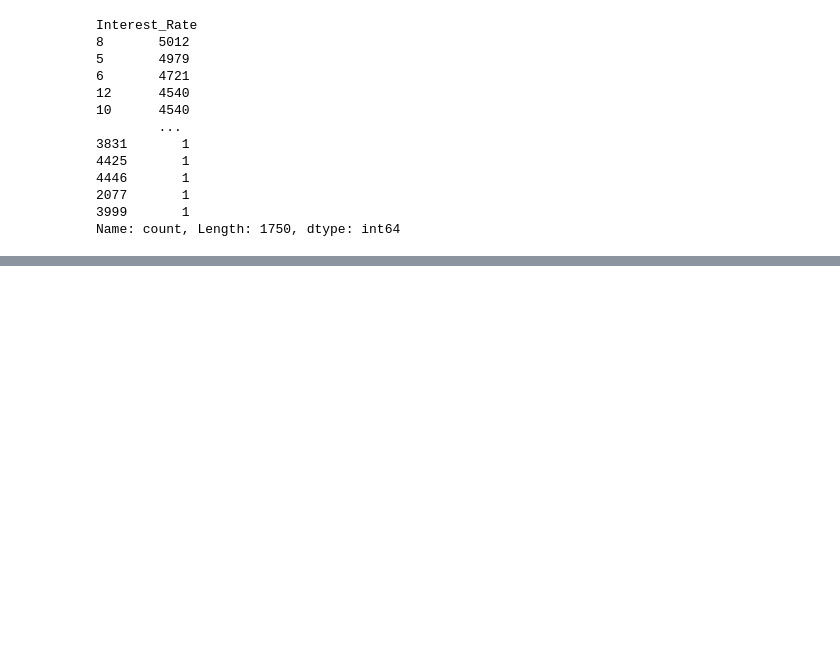
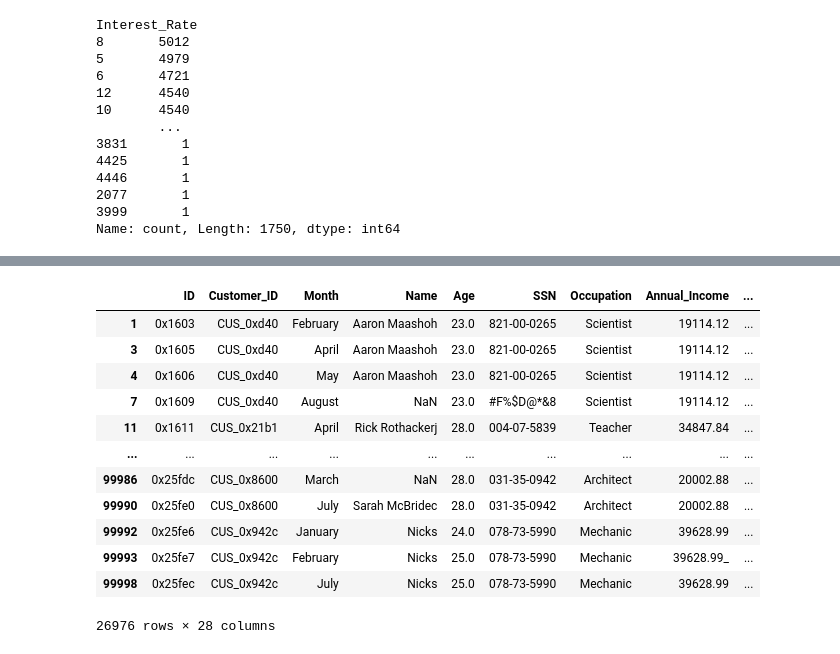
Before and after one commit to Karimme-T/Modelo-de-Puntuacion-Crediticia, a Jupyter notebook: Modelo_1.ipynb, the cells around one changed output, grey strips where cells are left out. Cells and saved outputs as stored; diff of their text form; code cells hidden in the pictures; blank space fills up the shorter version.

```diff
--- a/Modelo_1.ipynb
+++ b/Modelo_1.ipynb
@@ -132,0 +151,34 @@ Name: count, Length: 1750, dtype: int64
+# %%
+df_train['Age'] = pd.to_numeric(df_train['Age'], errors='coerce')
+df_train['Num_Bank_Accounts'] = pd.to_numeric(df_train['Num_Bank_Accounts'], errors='coerce')
+df_train['Num_Credit_Card'] = pd.to_numeric(df_train['Num_Credit_Card'], errors='coerce')
+df_train['Num_of_Loan'] = pd.to_numeric(df_train['Num_of_Loan'], errors='coerce')
+
+edad_min, edad_max = 18, 90
+val_min,  val_max  = 1, 30
+
+filas_a_borrar = (
+    (df_train['Age'].lt(edad_min) | df_train['Age'].gt(edad_max)) |
+    (df_train['Num_Bank_Accounts'].gt(val_max)) |
+    (df_train['Num_Credit_Card'].gt(val_max)) |
+    (df_train['Num_of_Loan'].gt(val_max) | df_train['Num_of_Loan'].lt(val_min)) |
+    (df_train['Amount_invested_monthly'].astype(str).str.contains('_', na=False)) |
+    (df_train['Payment_Behaviour'].astype(str).str.contains('!', na=False))
+)
+
+df_train_clean = df_train.loc[~filas_a_borrar].copy()
+df_train_clean
+# %% [output]
+|  | ID | Customer_ID | Month | Name | Age | SSN | Occupation | Annual_Income | ... |
+| 1 | 0x1603 | CUS_0xd40 | February | Aaron Maashoh | 23.0 | 821-00-0265 | Scientist | 19114.12 | ... |
+| 3 | 0x1605 | CUS_0xd40 | April | Aaron Maashoh | 23.0 | 821-00-0265 | Scientist | 19114.12 | ... |
+| 4 | 0x1606 | CUS_0xd40 | May | Aaron Maashoh | 23.0 | 821-00-0265 | Scientist | 19114.12 | ... |
+| 7 | 0x1609 | CUS_0xd40 | August | NaN | 23.0 | #F%$D@*&8 | Scientist | 19114.12 | ... |
+| 11 | 0x1611 | CUS_0x21b1 | April | Rick Rothackerj | 28.0 | 004-07-5839 | Teacher | 34847.84 | ... |
+| ... | ... | ... | ... | ... | ... | ... | ... | ... | ... |
+| 99986 | 0x25fdc | CUS_0x8600 | March | NaN | 28.0 | 031-35-0942 | Architect | 20002.88 | ... |
+| 99990 | 0x25fe0 | CUS_0x8600 | July | Sarah McBridec | 28.0 | 031-35-0942 | Architect | 20002.88 | ... |
+| 99992 | 0x25fe6 | CUS_0x942c | January | Nicks | 24.0 | 078-73-5990 | Mechanic | 39628.99 | ... |
+| 99993 | 0x25fe7 | CUS_0x942c | February | Nicks | 25.0 | 078-73-5990 | Mechanic | 39628.99_ | ... |
+| 99998 | 0x25fec | CUS_0x942c | July | Nicks | 25.0 | 078-73-5990 | Mechanic | 39628.99 | ... |
+26976 rows × 28 columns
```
Also changed, not shown: parts of 3 cells of this notebook.
